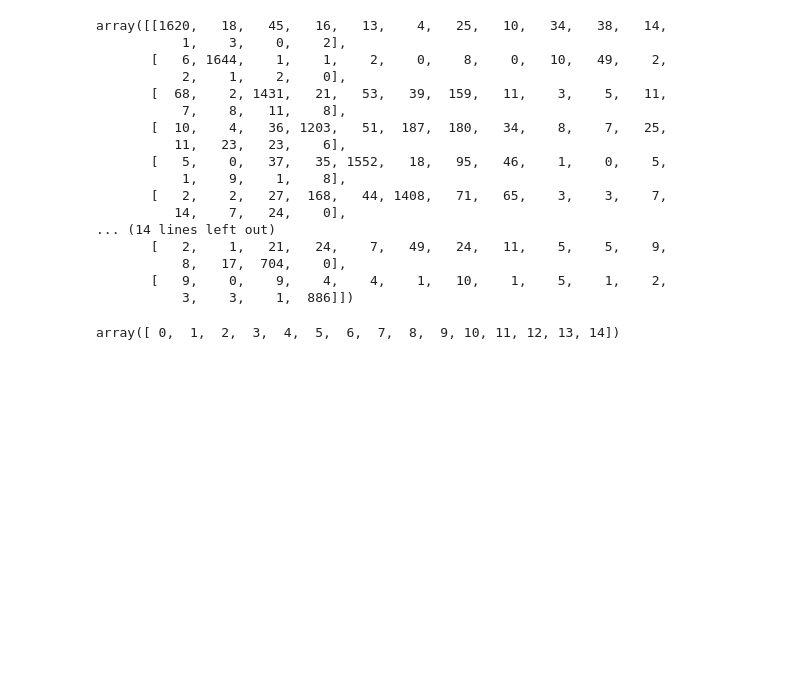
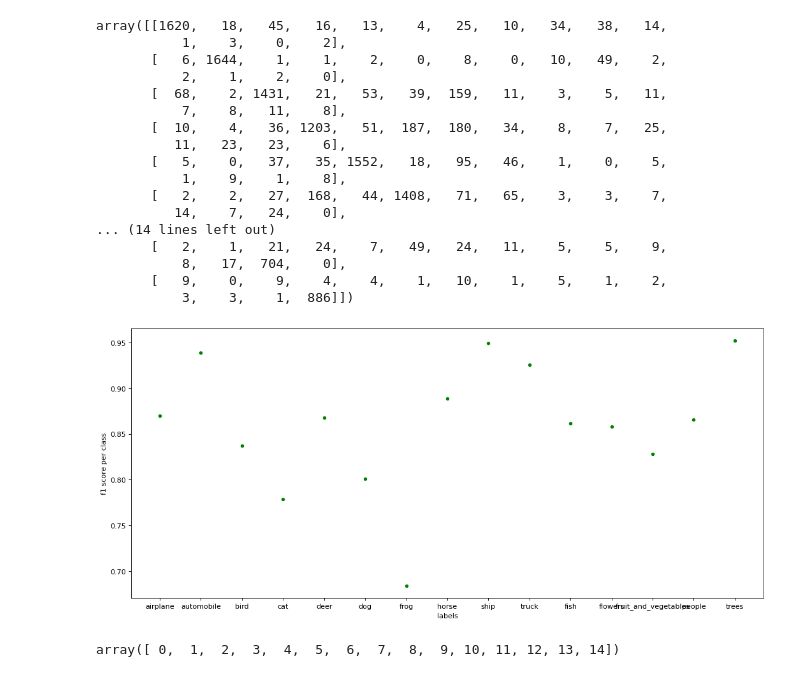
Before and after one commit to 2022Group3/projectNotebooks, a Jupyter notebook: analize_model.ipynb, the cells around one changed output. Drawn from its saved outputs; the diff is of its cells as text; code cells hidden in the pictures; blank space fills up the shorter version.

Commit message:
add recall, precision and f1 score

```diff
--- a/analize_model.ipynb
+++ b/analize_model.ipynb
@@ -203,3 +203,15 @@ def analyze_confusion_matrix(confusion_matrix,class1):
     FP+=confusion_matrix[i][class1]
     FN+=confusion_matrix[class1][i]
   return TP,TN,FP,FN
+# %%
+def calculate(TP,TN,FP,FN):
+  precision=TP/(TP+FP)
+  recall=TP/(TP+FN)
+  f1_score=2*(recall*precision)/(recall+precision)
+  return recall,precision,f1_score
+# %%
+y=[]
+for i in range(len(cm)):
+  TP,TN,FP,FN=analyze_confusion_matrix(cm,i)
+  recall,precision,f1_score=calculate(TP,TN,FP,FN)
+  y.append(precision)
@@ -206,3 +221,14 @@ def analyze_confusion_matrix(confusion_matrix,class1):
+# %%
+x=labels
+# %%
+plt.figure(figsize=(16, 7), dpi=80)
+
+plt.scatter(x,y,s=15,c ="green")
+plt.xlabel("labels")
+plt.ylabel("f1 score per class")
+plt.show()
+# %% [output]
+[figure, added]
 # %%
 # TP,TN,FP,FN=analyze_confusion_matrix(confusion_matrix,index)
 # %%
```
Also changed, not shown: parts of 1 cell of this notebook.
